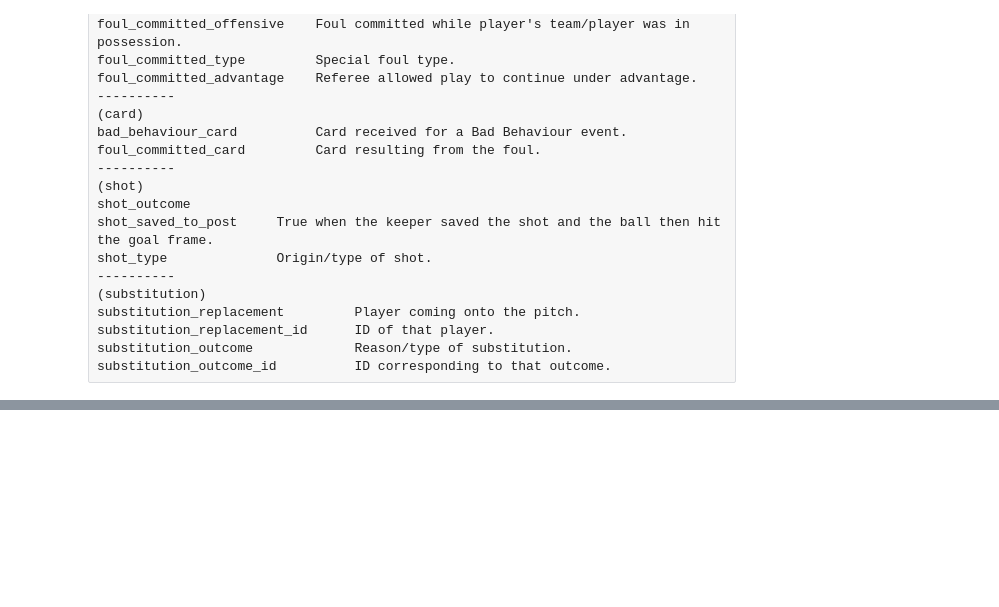
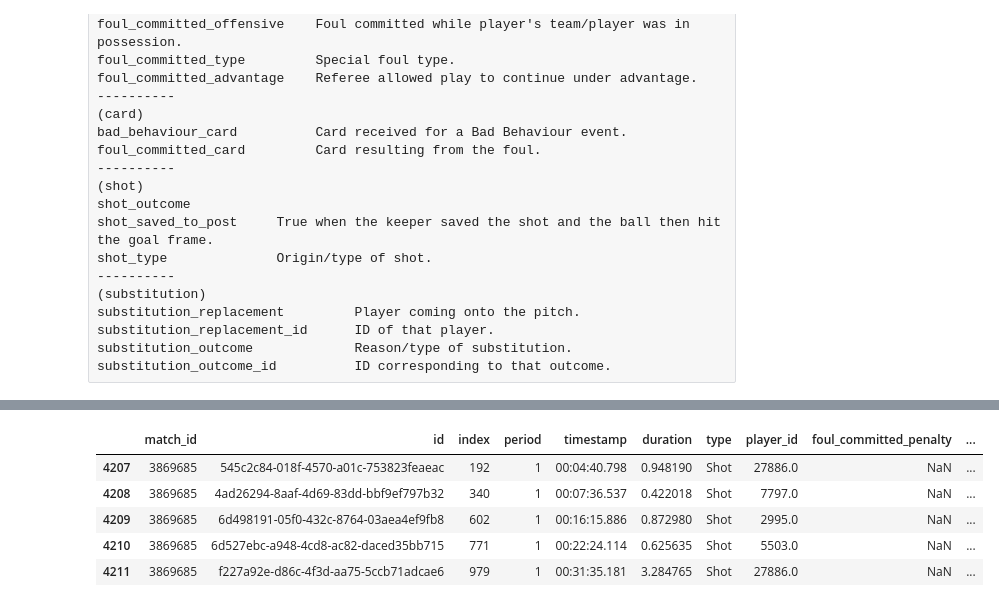
Before and after one commit to alisdd88/fifa2022-etl-rag-pipeline, a Jupyter notebook: notebook/01_statsbomb_eda.ipynb, the cells around one changed output, grey strips where cells are left out. Cells and saved outputs as stored; diff of their text form; code cells hidden in the pictures; blank space fills up the shorter version.

```diff
--- a/notebook/01_statsbomb_eda.ipynb
+++ b/notebook/01_statsbomb_eda.ipynb
@@ -273,0 +335,9 @@ substitution_outcome_id	         ID corresponding to that outcome.
+# %%
+filtered_events.head()
+# %% [output]
+|  | match_id | id | index | period | timestamp | duration | type | player_id | foul_committed_penalty | ... |
+| 4207 | 3869685 | 545c2c84-018f-4570-a01c-753823feaeac | 192 | 1 | 00:04:40.798 | 0.948190 | Shot | 27886.0 | NaN | ... |
+| 4208 | 3869685 | 4ad26294-8aaf-4d69-83dd-bbf9ef797b32 | 340 | 1 | 00:07:36.537 | 0.422018 | Shot | 7797.0 | NaN | ... |
+| 4209 | 3869685 | 6d498191-05f0-432c-8764-03aea4ef9fb8 | 602 | 1 | 00:16:15.886 | 0.872980 | Shot | 2995.0 | NaN | ... |
+| 4210 | 3869685 | 6d527ebc-a948-4cd8-ac82-daced35bb715 | 771 | 1 | 00:22:24.114 | 0.625635 | Shot | 5503.0 | NaN | ... |
+| 4211 | 3869685 | f227a92e-d86c-4f3d-aa75-5ccb71adcae6 | 979 | 1 | 00:31:35.181 | 3.284765 | Shot | 27886.0 | NaN | ... |
```
Also changed, not shown: parts of 9 cells of this notebook, 4 other files.
